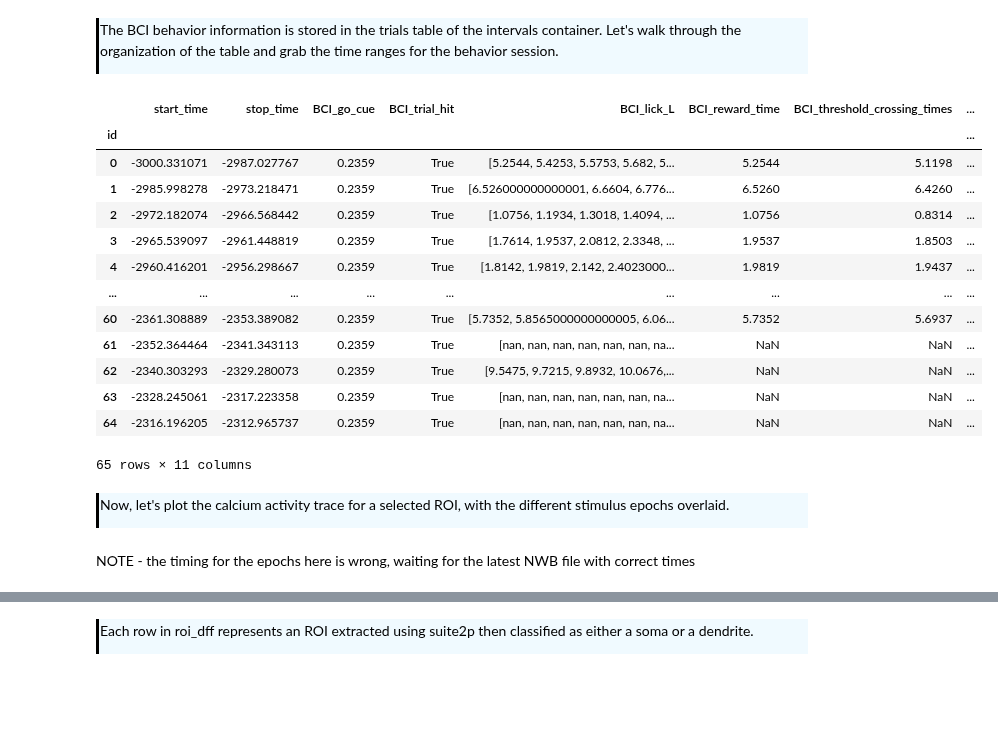
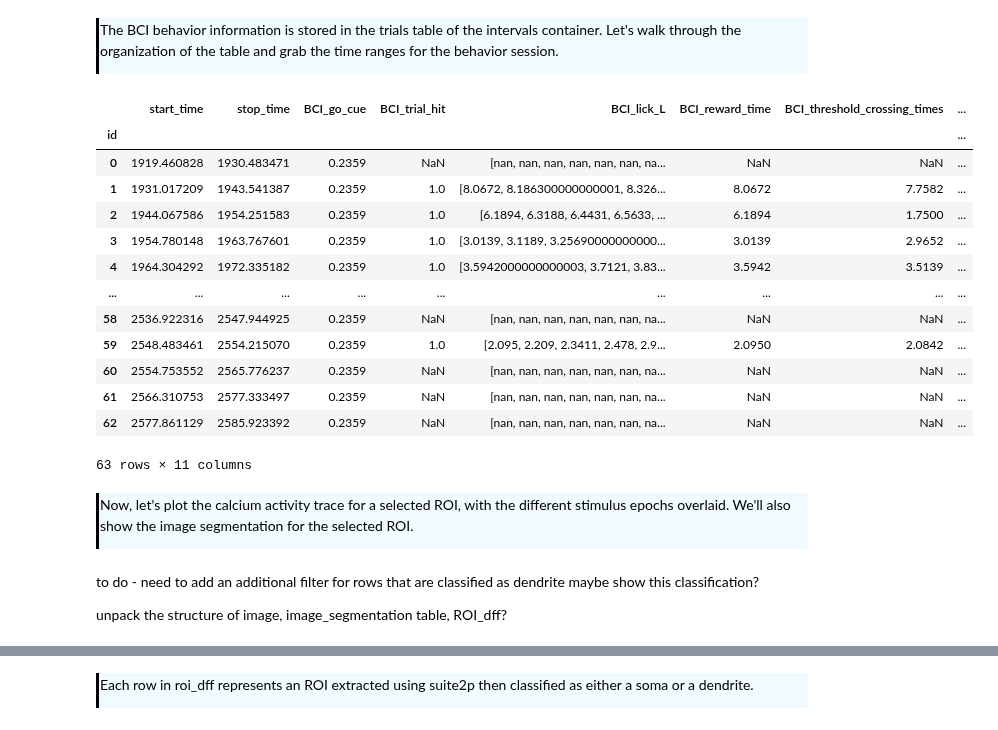
Before and after one commit to AllenNeuralDynamics/AIND-CNC-BCI-Workshop, a Jupyter notebook: code/load_data.ipynb, the cells around one changed output, grey strips where cells are left out. Cells and saved outputs as stored; diff of their text form; code cells hidden in the pictures; blank space fills up the shorter version.

```diff
--- a/code/load_data.ipynb
+++ b/code/load_data.ipynb
@@ -27,0 +61,36 @@ from nwbwidgets import nwb2widget
+# %%
+def load_nwb_by_subject_and_date(base_dir, subject_id, partial_date):
+    """
+    Search for and load NWB files matching the subject ID and partial date.
+
+    Parameters:
+    - base_dir (str): Base directory to search.
+    - subject_id (str): Subject ID to match.
+    - partial_date (str): Partial date string to match.
+
+    Returns:
+    - List of loaded NWBFile objects.
+    """
+
+    for dir_name in os.listdir(base_dir):
+        if subject_id in dir_name and partial_date in dir_name:
+            dir_path = os.path.join(base_dir, dir_name)
+            if os.path.isdir(dir_path):
+                for sub_dir_name in os.listdir(dir_path):
+                    if subject_id in sub_dir_name and partial_date in sub_dir_name:
+                        sub_dir_path = os.path.join(dir_path, sub_dir_name)
+                        if os.path.isdir(sub_dir_path):
+                            try:
+                                with NWBZarrIO(sub_dir_path, 'r') as io:
+                                    nwbfile = io.read()
+                                    print(f"Loaded NWB file from: {sub_dir_path}")
+                            except Exception as e:
+                                print(f"Error loading file from {sub_dir_path}: {e}")
+
+    return nwbfile
+# %%
+base_path = "/data"
+subject_id = "767715"
+partial_date = "2025-02-13"
+
+nwbfile = load_nwb_by_subject_and_date(base_path, subject_id, partial_date)
@@ -121,31 +191,34 @@ photostim_post_stop = photostim_table[photostim_table.stim_name == 'BCI'].stop_f
 
 The BCI behavior information is stored in the trials table of the intervals container. Let's walk through the organization of the table and grab the time ranges for the behavior session.
 # %%
-behavior_table = nwbfile_read.trials.to_dataframe()
+behavior_table = nwbfile.trials.to_dataframe()
 behavior_table
 
 # note the BCI behavior times are relative to start of each trial
 # %% [output]
 |  | start_time | stop_time | BCI_go_cue | BCI_trial_hit | BCI_lick_L | BCI_reward_time | BCI_threshold_crossing_times | ... |
 | id |  |  |  |  |  |  |  | ... |
-| 0 | -3000.331071 | -2987.027767 | 0.2359 | True | [5.2544, 5.4253, 5.5753, 5.682, 5... | 5.2544 | 5.1198 | ... |
-| 1 | -2985.998278 | -2973.218471 | 0.2359 | True | [6.526000000000001, 6.6604, 6.776... | 6.5260 | 6.4260 | ... |
-| 2 | -2972.182074 | -2966.568442 | 0.2359 | True | [1.0756, 1.1934, 1.3018, 1.4094, ... | 1.0756 | 0.8314 | ... |
-| 3 | -2965.539097 | -2961.448819 | 0.2359 | True | [1.7614, 1.9537, 2.0812, 2.3348, ... | 1.9537 | 1.8503 | ... |
-| 4 | -2960.416201 | -2956.298667 | 0.2359 | True | [1.8142, 1.9819, 2.142, 2.4023000... | 1.9819 | 1.9437 | ... |
+| 0 | 1919.460828 | 1930.483471 | 0.2359 | NaN | [nan, nan, nan, nan, nan, nan, na... | NaN | NaN | ... |
+| 1 | 1931.017209 | 1943.541387 | 0.2359 | 1.0 | [8.0672, 8.186300000000001, 8.326... | 8.0672 | 7.7582 | ... |
+| 2 | 1944.067586 | 1954.251583 | 0.2359 | 1.0 | [6.1894, 6.3188, 6.4431, 6.5633, ... | 6.1894 | 1.7500 | ... |
+| 3 | 1954.780148 | 1963.767601 | 0.2359 | 1.0 | [3.0139, 3.1189, 3.25690000000000... | 3.0139 | 2.9652 | ... |
+| 4 | 1964.304292 | 1972.335182 | 0.2359 | 1.0 | [3.5942000000000003, 3.7121, 3.83... | 3.5942 | 3.5139 | ... |
 | ... | ... | ... | ... | ... | ... | ... | ... | ... |
-| 60 | -2361.308889 | -2353.389082 | 0.2359 | True | [5.7352, 5.8565000000000005, 6.06... | 5.7352 | 5.6937 | ... |
-| 61 | -2352.364464 | -2341.343113 | 0.2359 | True | [nan, nan, nan, nan, nan, nan, na... | NaN | NaN | ... |
-| 62 | -2340.303293 | -2329.280073 | 0.2359 | True | [9.5475, 9.7215, 9.8932, 10.0676,... | NaN | NaN | ... |
-| 63 | -2328.245061 | -2317.223358 | 0.2359 | True | [nan, nan, nan, nan, nan, nan, na... | NaN | NaN | ... |
-| 64 | -2316.196205 | -2312.965737 | 0.2359 | True | [nan, nan, nan, nan, nan, nan, na... | NaN | NaN | ... |
+| 58 | 2536.922316 | 2547.944925 | 0.2359 | NaN | [nan, nan, nan, nan, nan, nan, na... | NaN | NaN | ... |
+| 59 | 2548.483461 | 2554.215070 | 0.2359 | 1.0 | [2.095, 2.209, 2.3411, 2.478, 2.9... | 2.0950 | 2.0842 | ... |
+| 60 | 2554.753552 | 2565.776237 | 0.2359 | NaN | [nan, nan, nan, nan, nan, nan, na... | NaN | NaN | ... |
+| 61 | 2566.310753 | 2577.333497 | 0.2359 | NaN | [nan, nan, nan, nan, nan, nan, na... | NaN | NaN | ... |
+| 62 | 2577.861129 | 2585.923392 | 0.2359 | NaN | [nan, nan, nan, nan, nan, nan, na... | NaN | NaN | ... |
-65 rows × 11 columns
+63 rows × 11 columns
 # %%
 behavior_start = behavior_table.BCI_start_frame.tolist()[0]
 behavior_stop = behavior_table.BCI_stop_frame.tolist()[-1]
 # %% [markdown]
 <div style="border-left: 3px solid #000; padding: 1px; padding-left: 10px; background: #F0FAFF; ">
 
-Now, let's plot the calcium activity trace for a selected ROI, with the different stimulus epochs overlaid.
+Now, let's plot the calcium activity trace for a selected ROI, with the different stimulus epochs overlaid. We'll also show the image segmentation for the selected ROI.
 # %% [markdown]
-NOTE - the timing for the epochs here is wrong, waiting for the latest NWB file with correct times
+to do - need to add an additional filter for rows that are classified as dendrite
+maybe show this classification?
+
+unpack the structure of image, image_segmentation table, ROI_dff?
```
Also changed, not shown: parts of 26 cells of this notebook, 2 other files.
